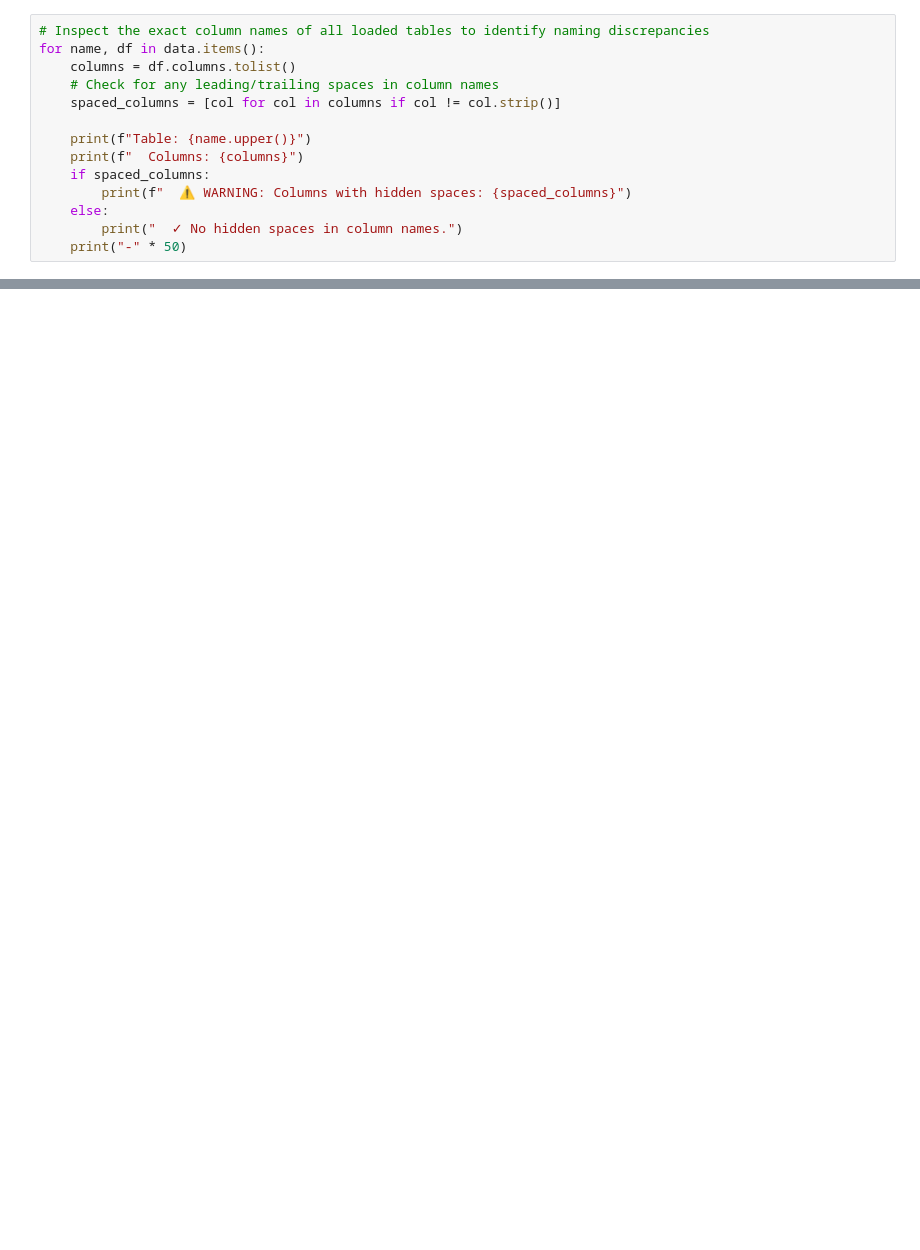
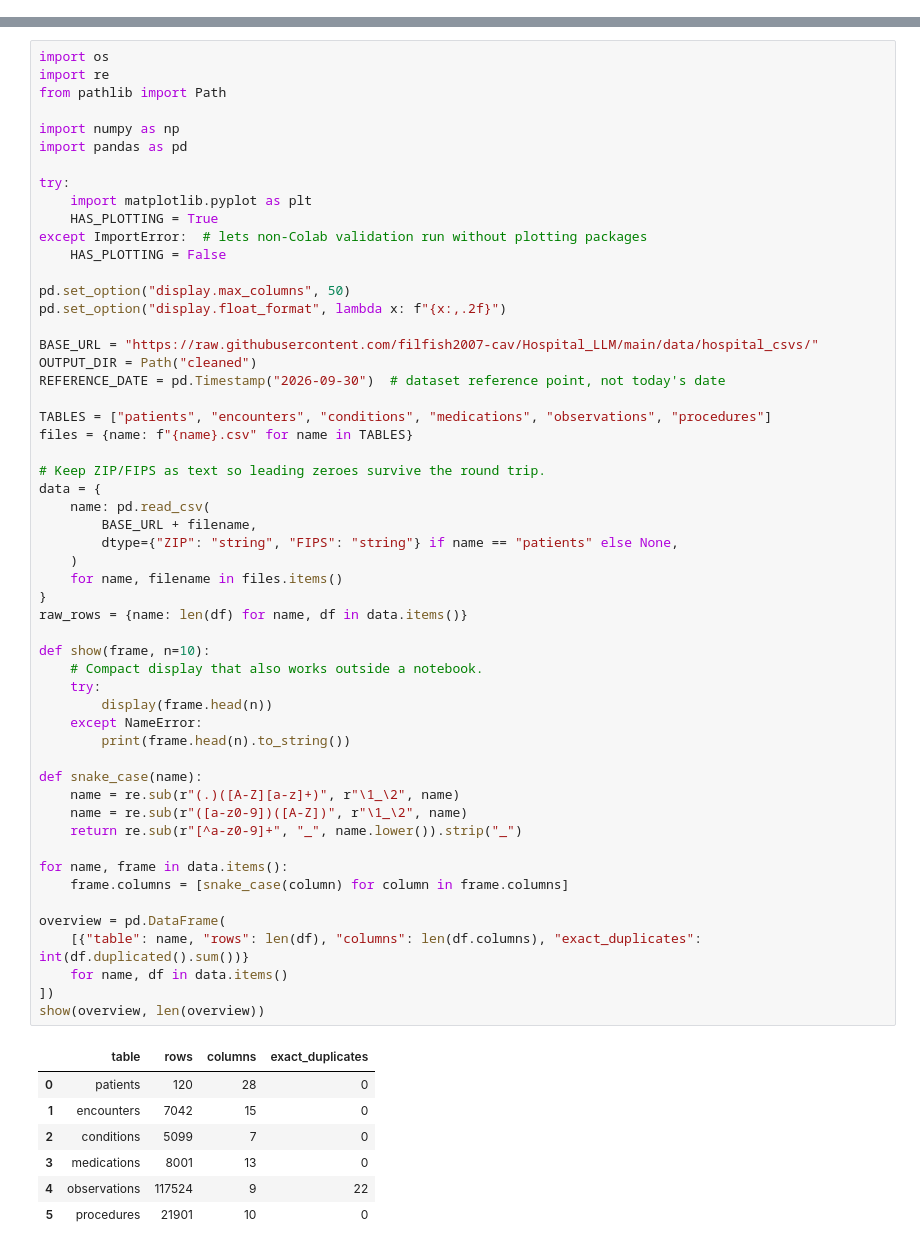
Before and after one commit to filfish2007-cav/Hospital_LLM, a Jupyter notebook: DataCleaning_EDA.ipynb, the cells around one changed output, grey strips where cells are left out. Drawn from its saved outputs; the diff is of its cells as text; blank space fills up the shorter version.

```diff
--- a/DataCleaning_EDA.ipynb
+++ b/DataCleaning_EDA.ipynb
@@ -634,14 +2,0 @@ OK: all references exist.
-# %%
-# Inspect the exact column names of all loaded tables to identify naming discrepancies
-for name, df in data.items():
-    columns = df.columns.tolist()
-    # Check for any leading/trailing spaces in column names
-    spaced_columns = [col for col in columns if col != col.strip()]
-
-    print(f"Table: {name.upper()}")
-    print(f"  Columns: {columns}")
-    if spaced_columns:
-        print(f"  ⚠️ WARNING: Columns with hidden spaces: {spaced_columns}")
-    else:
-        print("  ✓ No hidden spaces in column names.")
-    print("-" * 50)
@@ -3441,0 +15,62 @@ Encounters with more than one procedure: 3073
+# %%
+import os
+import re
+from pathlib import Path
+
+import numpy as np
+import pandas as pd
+
+try:
+    import matplotlib.pyplot as plt
+    HAS_PLOTTING = True
+except ImportError:  # lets non-Colab validation run without plotting packages
+    HAS_PLOTTING = False
+
+pd.set_option("display.max_columns", 50)
+pd.set_option("display.float_format", lambda x: f"{x:,.2f}")
+
+BASE_URL = "https://raw.githubusercontent.com/filfish2007-cav/Hospital_LLM/main/data/hospital_csvs/"
+OUTPUT_DIR = Path("cleaned")
+REFERENCE_DATE = pd.Timestamp("2026-09-30")  # dataset reference point, not today's date
+
+TABLES = ["patients", "encounters", "conditions", "medications", "observations", "procedures"]
+files = {name: f"{name}.csv" for name in TABLES}
+
+# Keep ZIP/FIPS as text so leading zeroes survive the round trip.
+data = {
+    name: pd.read_csv(
+        BASE_URL + filename,
+        dtype={"ZIP": "string", "FIPS": "string"} if name == "patients" else None,
+    )
+    for name, filename in files.items()
+}
+raw_rows = {name: len(df) for name, df in data.items()}
+
+def show(frame, n=10):
+    # Compact display that also works outside a notebook.
+    try:
+        display(frame.head(n))
+    except NameError:
+        print(frame.head(n).to_string())
+
+def snake_case(name):
+    name = re.sub(r"(.)([A-Z][a-z]+)", r"\1_\2", name)
+    name = re.sub(r"([a-z0-9])([A-Z])", r"\1_\2", name)
+    return re.sub(r"[^a-z0-9]+", "_", name.lower()).strip("_")
+
+for name, frame in data.items():
+    frame.columns = [snake_case(column) for column in frame.columns]
+
+overview = pd.DataFrame(
+    [{"table": name, "rows": len(df), "columns": len(df.columns), "exact_duplicates": int(df.duplicated().sum())}
+    for name, df in data.items()
+])
+show(overview, len(overview))
+# %% [output]
+|  | table | rows | columns | exact_duplicates |
+| 0 | patients | 120 | 28 | 0 |
+| 1 | encounters | 7042 | 15 | 0 |
+| 2 | conditions | 5099 | 7 | 0 |
+| 3 | medications | 8001 | 13 | 0 |
+| 4 | observations | 117524 | 9 | 22 |
+| 5 | procedures | 21901 | 10 | 0 |
```
Also changed, not shown: parts of 130 cells of this notebook.
